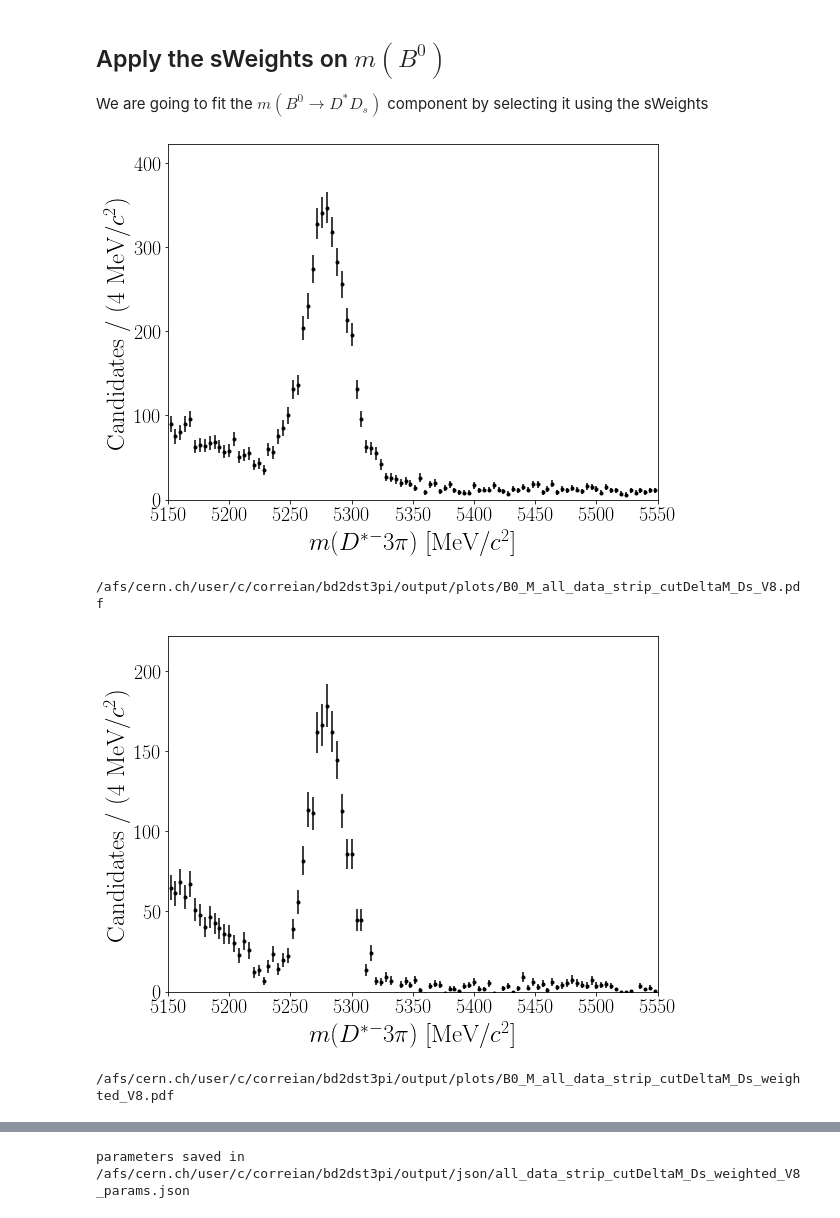
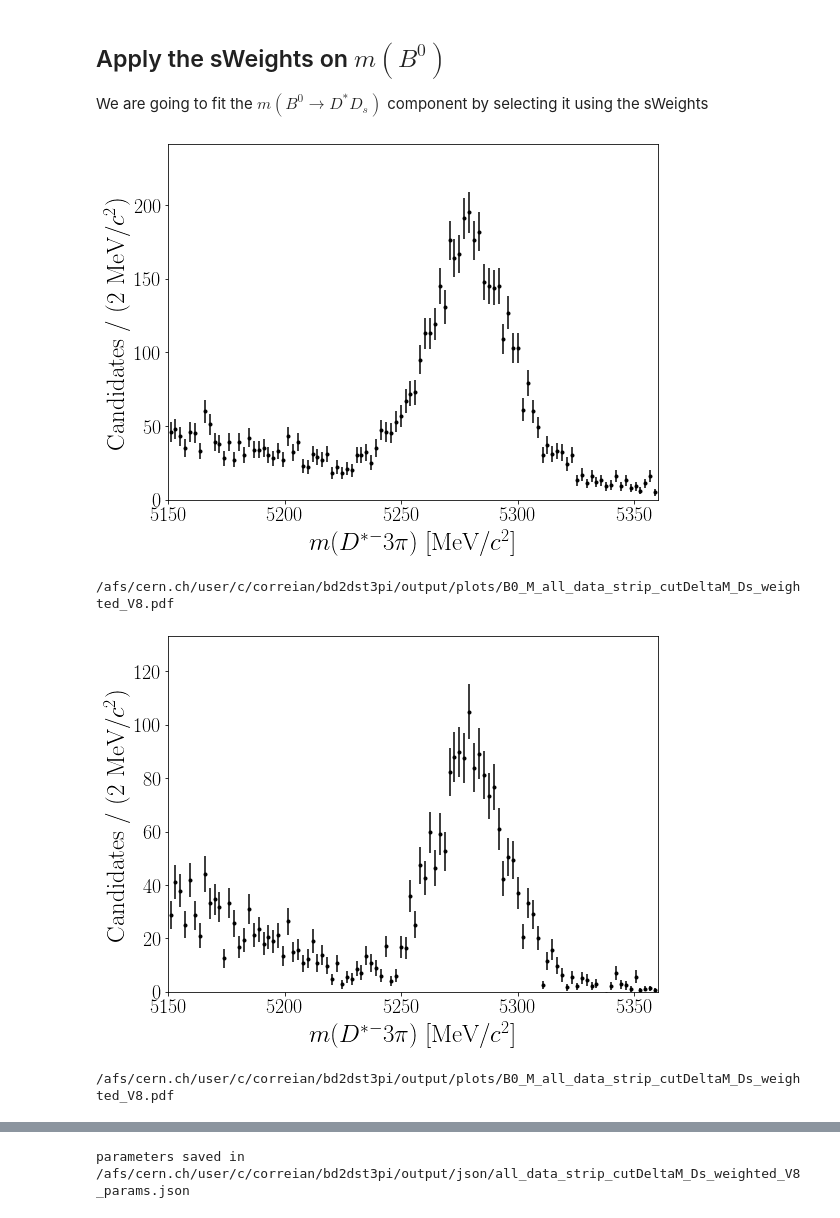
Before and after one commit to donalhill/bd2dst3pi, a Jupyter notebook: notebooks/3.Fit/V8 - with sPlots/fit_all_data_Ds_V8.ipynb, the cells around one changed output, grey strips where cells are left out. Cells and saved outputs as stored; diff of their text form; code cells hidden in the pictures.

```diff
--- a/notebooks/3.Fit/V8 - with sPlots/fit_all_data_Ds_V8.ipynb
+++ b/notebooks/3.Fit/V8 - with sPlots/fit_all_data_Ds_V8.ipynb
@@ -212,24 +214,24 @@ plt.close()
 We are going to fit the $m\left(B^0 \to D^* D_s\right)$ component by selecting it using the sWeights
 # %%
 name_data = 'all_data_strip_cutDeltaM_Ds_V8'
-low = 5150.
-high = 5550.
+low_B0Ds = 5150.
+high_B0Ds = 5360.
 # %%
 weights =  fct.retrieve_pickle(name_data)
 # %%
 fct.plot_hist_particle({name_data:df_Ds},'B0_M',
-              low = low, high = high,
+              low = low_B0Ds, high = high_B0Ds,
               n_bins = 100, mode_hist = False, colors='black')
 # %% [output]
-[figure, old version]
+[figure, new version]
-/afs/cern.ch/user/c/correian/bd2dst3pi/output/plots/B0_M_all_data_strip_cutDeltaM_Ds_V8.pdf
+/afs/cern.ch/user/c/correian/bd2dst3pi/output/plots/B0_M_all_data_strip_cutDeltaM_Ds_weighted_V8.pdf
 # %%
 name_data = 'all_data_strip_cutDeltaM_Ds_weighted_V8'
 fct.plot_hist_particle({name_data:df_Ds},'B0_M',
-              low = low, high = high,
+              low = low_B0Ds, high = high_B0Ds,
               n_bins = 100, mode_hist = False, colors='black', weights=weights.sig)
 # %% [output]
-[figure, old version]
+[figure, new version]
 /afs/cern.ch/user/c/correian/bd2dst3pi/output/plots/B0_M_all_data_strip_cutDeltaM_Ds_weighted_V8.pdf
 # %% [markdown]
 ## Fit with the sWeights
```
Also changed, not shown: parts of 8 cells of this notebook, 5 other files.
